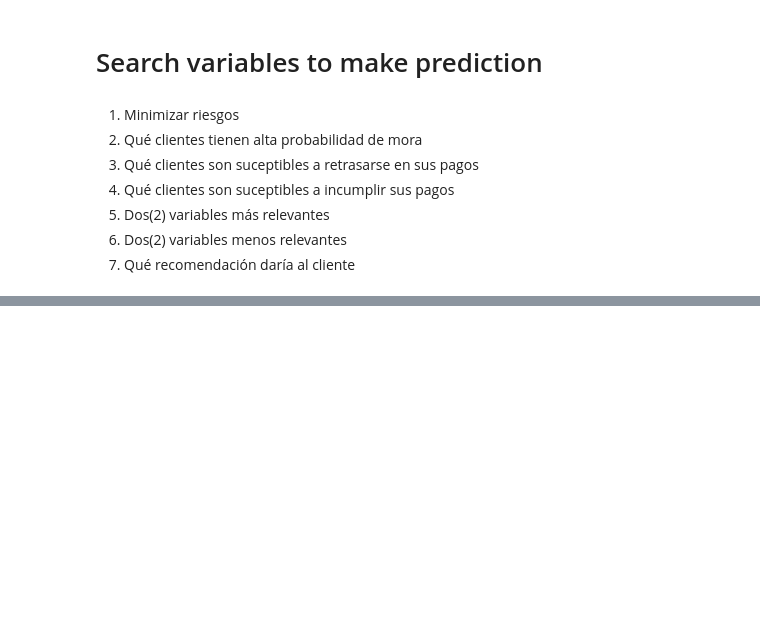
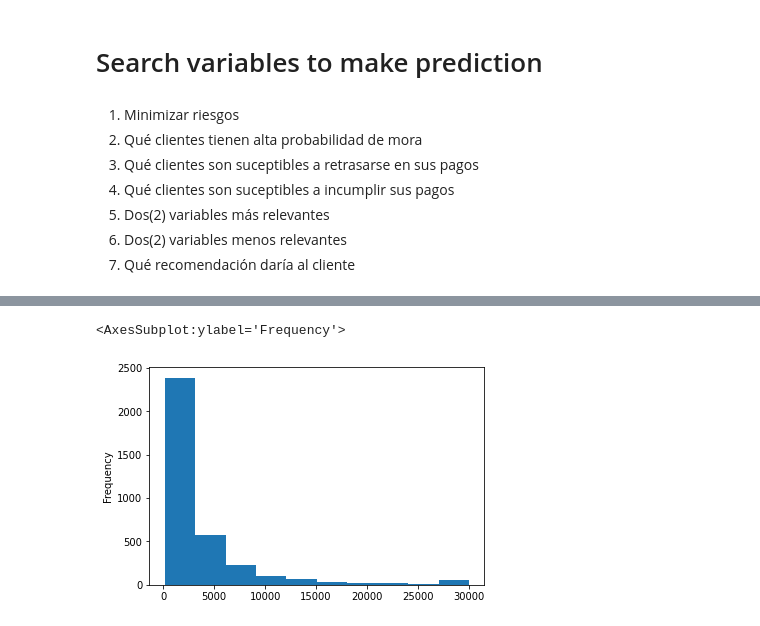
Before and after one commit to FernandoCallasaca/bcp_case, a Jupyter notebook: 2_variables_to_predict.ipynb, the cells around one changed output, grey strips where cells are left out. Saved outputs shown, nothing was run; the diff lists cells and outputs as text; code cells hidden in the pictures; blank space fills up the shorter version.

```diff
--- a/2_variables_to_predict.ipynb
+++ b/2_variables_to_predict.ipynb
@@ -73,0 +124,7 @@ df_bcp.describe(include = ['object'])
+# %%
+df_yes_mora['ingreso_mensual'].plot(kind = 'hist')
+# las personas que tienen mora son las que tienen un suelo por debajo
+# de los 2500 pero a medida que ganan más ya no tienen más mora
+# %% [output]
+<AxesSubplot:ylabel='Frequency'>
+[figure, added]
```
Also changed, not shown: parts of 17 cells of this notebook, 3 other files.
